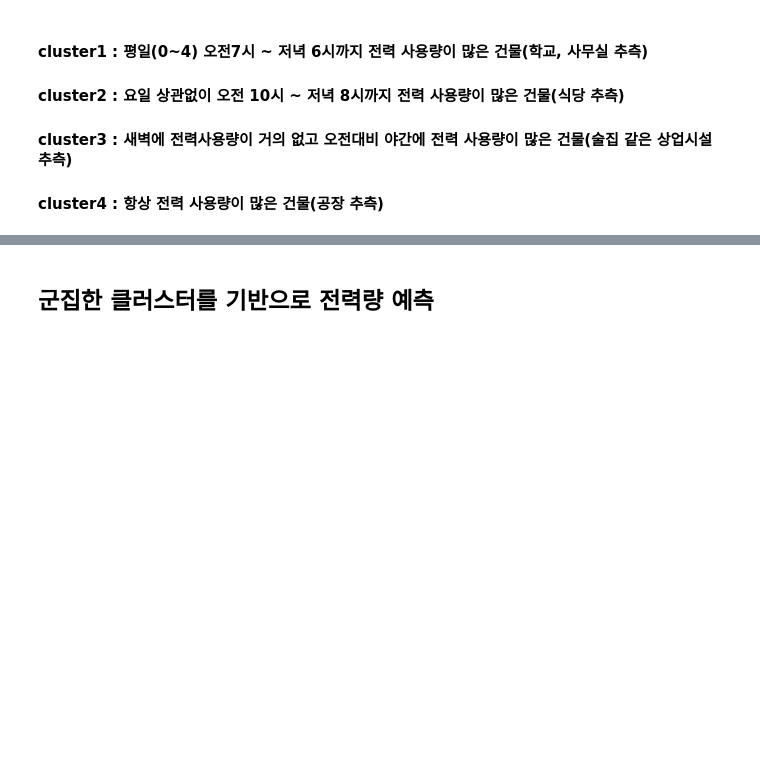
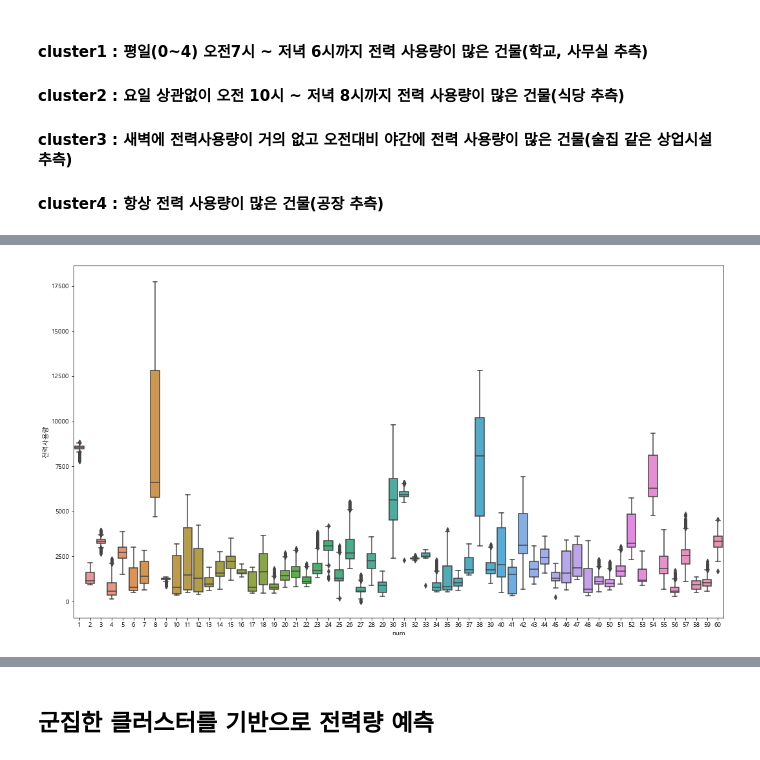
Before and after one commit to JEONSUN/Dacon-Project-kWh-Predict, a Jupyter notebook: 전력량 예측.ipynb, the cells around one changed output, grey strips where cells are left out. Drawn from its saved outputs; the diff is of its cells as text; code cells hidden in the pictures; blank space fills up the shorter version.

```diff
--- a/전력량 예측.ipynb
+++ b/전력량 예측.ipynb
@@ -630,0 +640,2 @@ plt.show()
+# %%
+copy_train = train_pred.copy()
@@ -630,0 +658,2 @@ plt.show()
+# %%
+copy_train = copy_train.groupby(['num','기온','풍속','습도','강수량','일조','전력사용량']).size().reset_index()
@@ -630,0 +678,7 @@ plt.show()
+# %%
+#
+plt.figure(figsize = (18,10))
+sns.boxplot('num','전력사용량', data = copy_train)
+plt.show()
+# %% [output]
+[figure, added]
```
Also changed, not shown: parts of 17 cells of this notebook, 2 other files.
